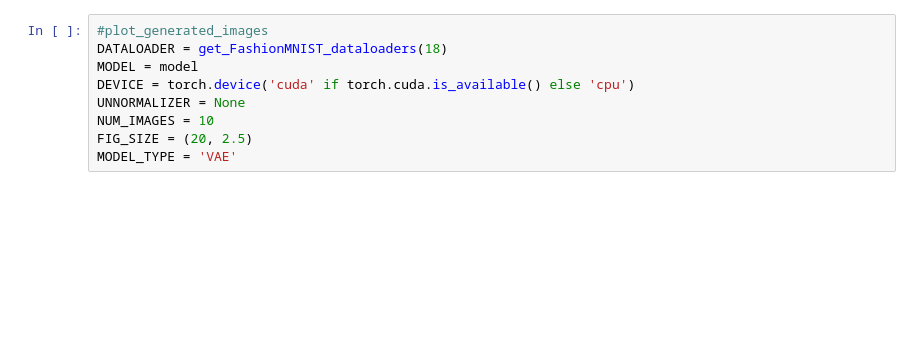
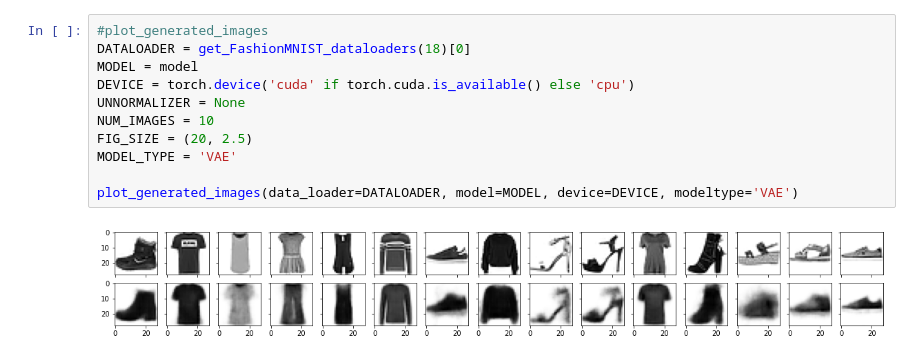
Before and after one commit to SpiliakosGeorge/Deep-Learning-VAE-Image, a Jupyter notebook: Visual.ipynb, the cells around one changed output. Saved outputs shown, nothing was run; the diff lists cells and outputs as text; blank space fills up the shorter version.

Commit message:
visual successful initial commit

```diff
--- a/Visual.ipynb
+++ b/Visual.ipynb
@@ -48,9 +44,13 @@ NUM_IMAGES = 10
 # %%
 #plot_generated_images
-DATALOADER = get_FashionMNIST_dataloaders(18)
+DATALOADER = get_FashionMNIST_dataloaders(18)[0]
 MODEL = model
 DEVICE = torch.device('cuda' if torch.cuda.is_available() else 'cpu')
 UNNORMALIZER = None
 NUM_IMAGES = 10
 FIG_SIZE = (20, 2.5)
 MODEL_TYPE = 'VAE'
+
+plot_generated_images(data_loader=DATALOADER, model=MODEL, device=DEVICE, modeltype='VAE')
+# %% [output]
+[figure, added]
```
Also changed, not shown: parts of 3 cells of this notebook.
